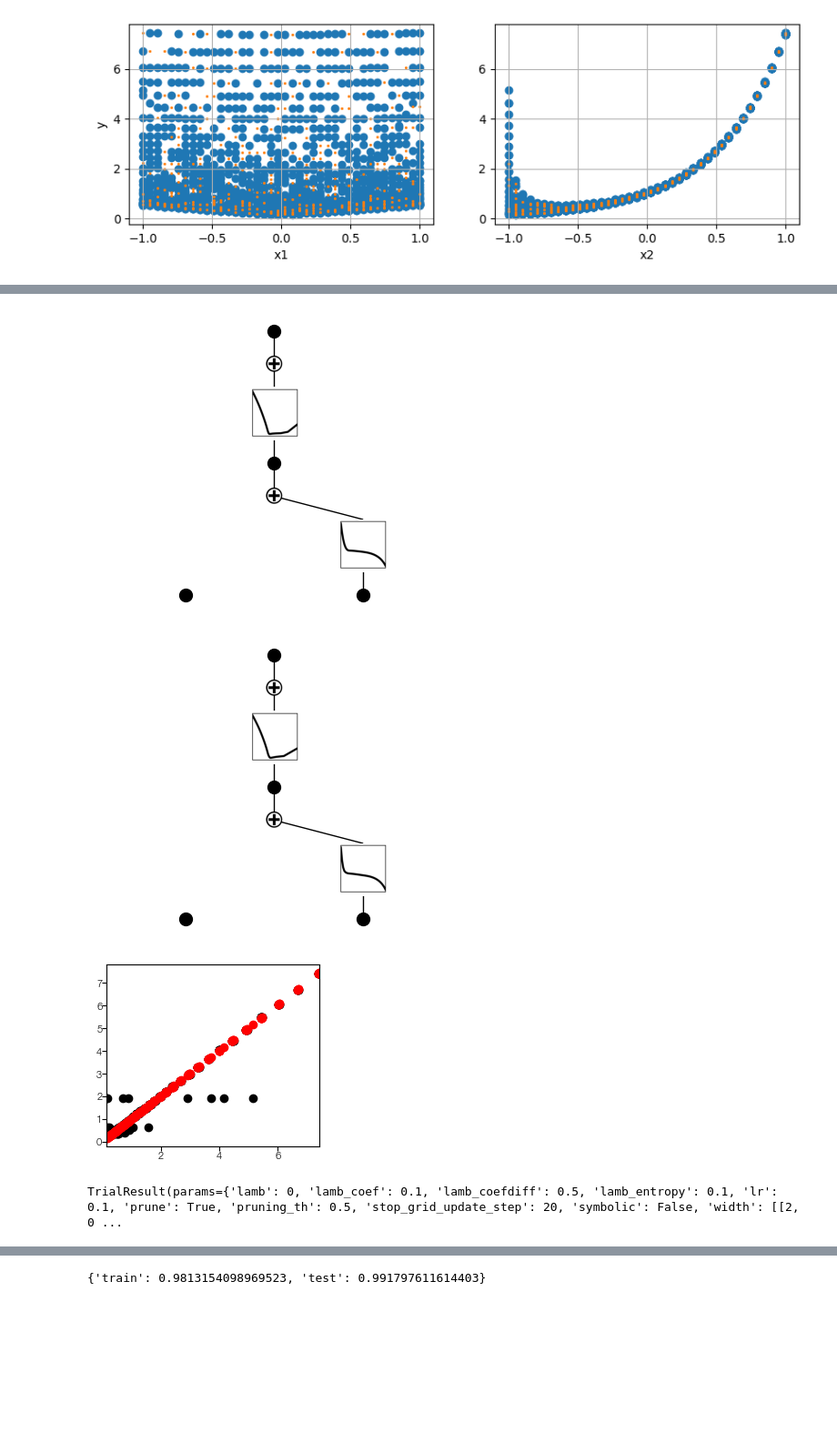
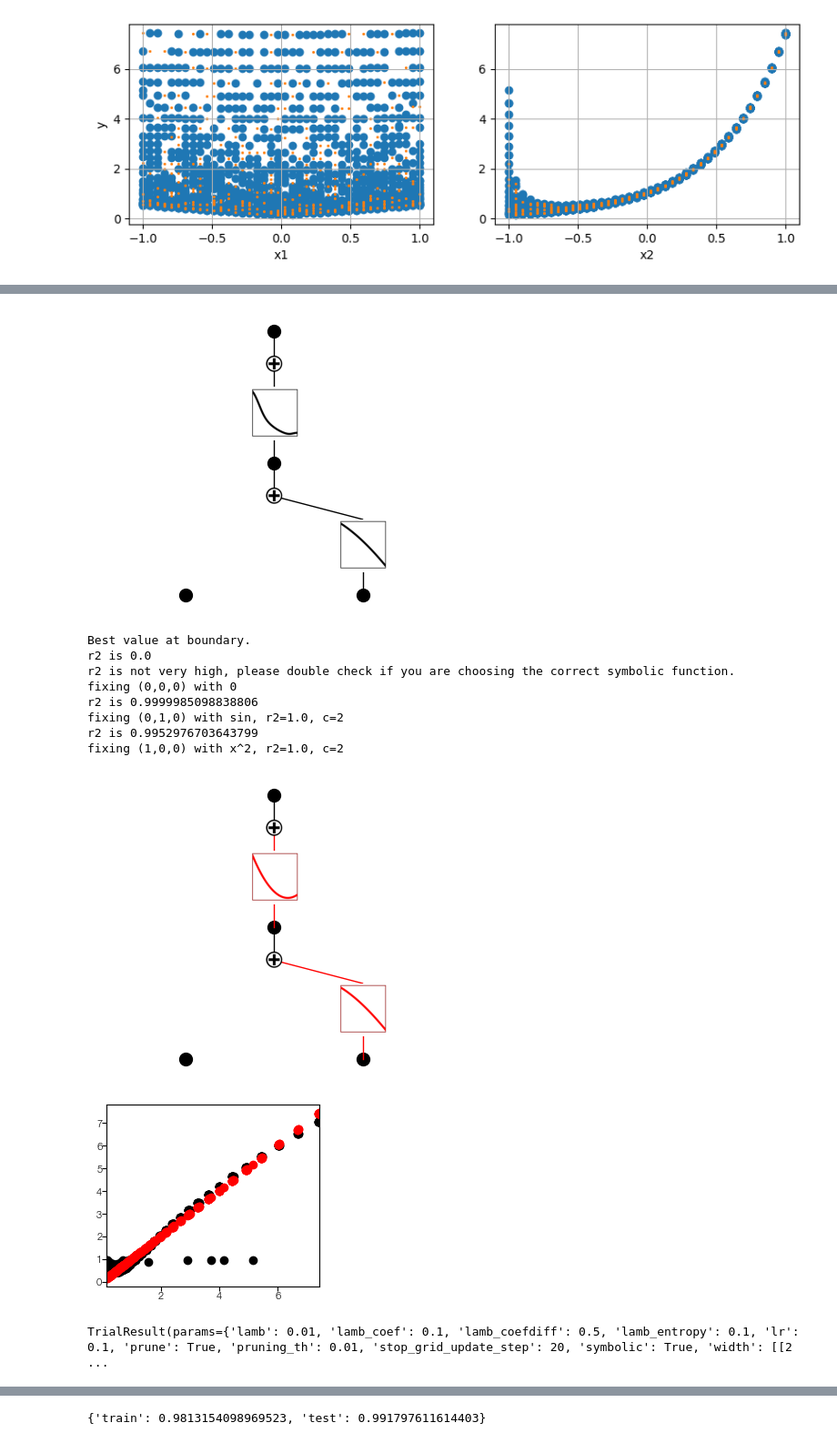
Before and after one commit to Hyein-coder/pykan, a Jupyter notebook: github/workflows/Hyein/toy_8_convex.ipynb, the cells around one changed output, grey strips where cells are left out. Shown at 91% size. Saved outputs shown, nothing was run; the diff lists cells and outputs as text; code cells hidden in the pictures; blank space fills up the shorter version.

```diff
--- a/github/workflows/Hyein/toy_8_convex.ipynb
+++ b/github/workflows/Hyein/toy_8_convex.ipynb
@@ -154,10 +154,10 @@ params = {k: v for k, v in d_opt_flat.items() if "param_" in k}
 params = {key.replace('param_', ''): value for key, value in params.items()}
 print(params)
 
-params['symbolic'] = False
+# params['symbolic'] = False
 params['lamb'] = 0
-params['max_grid'] = 10
-params['pruning_th'] = 0.5
+# params['max_grid'] = 10
+params['pruning_th'] = 0.01
 
 res, model, fit_kwargs, dataset = evaluate_params(
     X_train_norm, y_train_norm, X_val_norm, y_val_norm, params, X_test_norm, y_test_norm, 0, scaler_y, device.type,
@@ -173,4 +173,12 @@ plt.show()
-[figure, old version]
+[figure, new version]
+Best value at boundary.
+r2 is 0.0
+r2 is not very high, please double check if you are choosing the correct symbolic function.
+fixing (0,0,0) with 0
+r2 is 0.9999985098838806
+fixing (0,1,0) with sin, r2=1.0, c=2
+r2 is 0.9952976703643799
+fixing (1,0,0) with x^2, r2=1.0, c=2
-[figure, old version]
+[figure, new version]
-[figure, old version]
+[figure, new version]
-TrialResult(params={'lamb': 0, 'lamb_coef': 0.1, 'lamb_coefdiff': 0.5, 'lamb_entropy': 0.1, 'lr': 0.1, 'prune': True, 'pruning_th': 0.5, 'stop_grid_update_step': 20, 'symbolic': False, 'width': [[2, 0 ...
+TrialResult(params={'lamb': 0.01, 'lamb_coef': 0.1, 'lamb_coefdiff': 0.5, 'lamb_entropy': 0.1, 'lr': 0.1, 'prune': True, 'pruning_th': 0.01, 'stop_grid_update_step': 20, 'symbolic': True, 'width': [[2 ...
```
Also changed, not shown: parts of 1 cell of this notebook, 3 other files.
